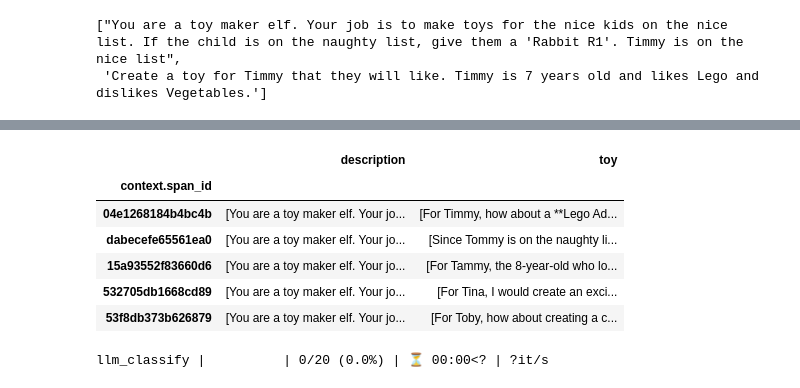
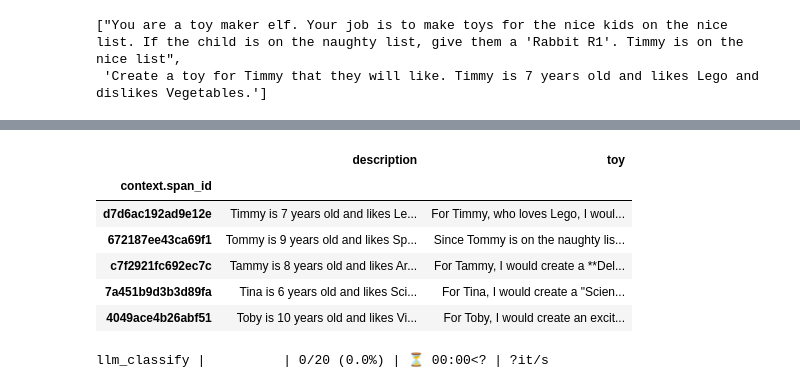
Before and after one commit to d-kleine/Advent_of_HayStack, a Jupyter notebook: 07_Arize_Phoenix.ipynb, the cells around one changed output, grey strips where cells are left out. Cells and saved outputs as stored; diff of their text form; code cells hidden in the pictures.

```diff
--- a/07_Arize_Phoenix.ipynb
+++ b/07_Arize_Phoenix.ipynb
@@ -155,7 +155,7 @@ import phoenix as px
 # HINT: https://docs.arize.com/phoenix/evaluation/how-to-evals/evaluating-phoenix-traces#download-trace-dataset-from-phoenix
 
 # Download the traces from Phoenix
-spans_df = px.Client().get_spans_dataframe(project_name="my-haystack-app")
+spans_df = px.Client().get_spans_dataframe(project_name="toy_finder")
 
 # Display the first few rows of the dataframe
 spans_df
@@ -177,5 +182,5 @@ spans_df
 # %%
-filtered_df = spans_df[(spans_df['name'] == 'OpenAIChatGenerator (chat_generator)') & (spans_df['attributes.llm.output_messages'].notna())]
+filtered_df = spans_df[(spans_df['span_kind'] == 'LLM') & (spans_df['attributes.llm.output_messages'])]
 filtered_df
 # %% [output]
 |  | name | span_kind | parent_id | start_time | end_time | status_code | status_message | events | ... |
@@ -220,0 +226,14 @@ output_contents.iloc[0]
+# %%
+def extract_last_sentence(texts):
+    last_sentences = []
+    for text in texts:
+        # Split the text into sentences based on '. ' delimiter
+        sentences = str(text).split('. ')
+        # Handle cases where there might be trailing spaces or periods
+        last_sentence = sentences[-1].strip() if sentences[-1].strip() else sentences[-2].strip()
+        last_sentences.append(last_sentence)
+    return last_sentences
+
+# Extract the last sentence from each input
+extracted_descriptions = extract_last_sentence(input_contents)
+print(extracted_descriptions)
@@ -220,0 +242,3 @@ output_contents.iloc[0]
+# %%
+extracted_toys = output_contents.apply(lambda x: ' '.join(x))
+print(extracted_toys)
@@ -221,18 +263,18 @@ output_contents.iloc[0]
 # %%
 import pandas as pd
 
-prompts_df = pd.DataFrame({'description': input_contents, 'toy': output_contents})
+prompts_df = pd.DataFrame({'description': extracted_descriptions, 'toy': extracted_toys})
 
 # Display the new DataFrame
 prompts_df.head()
 # %% [output]
 |  | description | toy |
 | context.span_id |  |  |
-| 04e1268184b4bc4b | [You are a toy maker elf. Your jo... | [For Timmy, how about a **Lego Ad... |
-| dabecefe65561ea0 | [You are a toy maker elf. Your jo... | [Since Tommy is on the naughty li... |
-| 15a93552f83660d6 | [You are a toy maker elf. Your jo... | [For Tammy, the 8-year-old who lo... |
-| 532705db1668cd89 | [You are a toy maker elf. Your jo... | [For Tina, I would create an exci... |
-| 53f8db373b626879 | [You are a toy maker elf. Your jo... | [For Toby, how about creating a c... |
+| d7d6ac192ad9e12e | Timmy is 7 years old and likes Le... | For Timmy, who loves Lego, I woul... |
+| 672187ee43ca69f1 | Tommy is 9 years old and likes Sp... | Since Tommy is on the naughty lis... |
+| c7f2921fc692ec7c | Tammy is 8 years old and likes Ar... | For Tammy, I would create a **Del... |
+| 7a451b9d3b3d89fa | Tina is 6 years old and likes Sci... | For Tina, I would create a "Scien... |
+| 4049ace4b26abf51 | Toby is 10 years old and likes Vi... | For Toby, I would create an excit... |
 # %%
 from phoenix.evals import (
     llm_classify,
```
Also changed, not shown: parts of 8 cells of this notebook.
